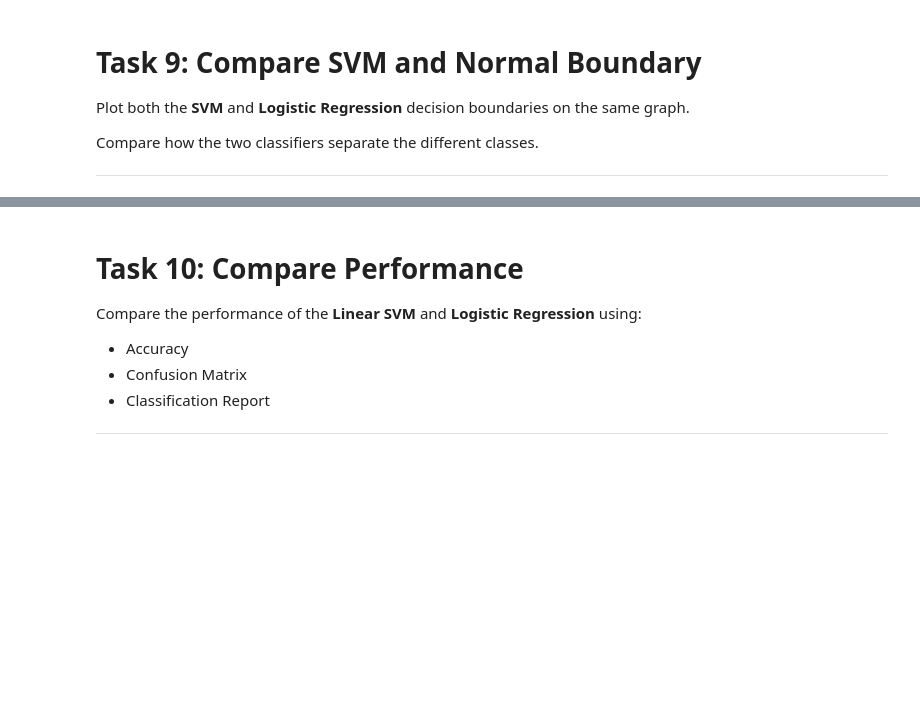
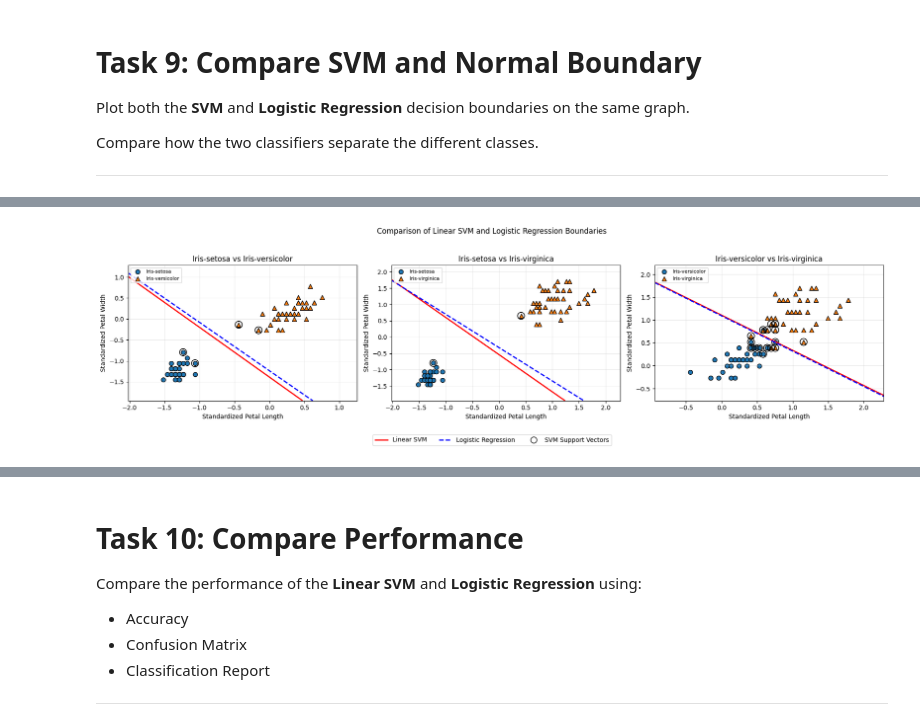
Before and after one commit to pranav-1205/CSL701-Roll_No_CS47_Machine-Learning-Lab, a Jupyter notebook: Experiments/Experiment_06_Support_Vector_Machine.ipynb, the cells around one changed output, grey strips where cells are left out. Cells and saved outputs as stored; diff of their text form; code cells hidden in the pictures; blank space fills up the shorter version.

Commit message:
Added Experiment 06 - Support Vector Machine

```diff
--- a/Experiments/Experiment_06_Support_Vector_Machine.ipynb
+++ b/Experiments/Experiment_06_Support_Vector_Machine.ipynb
@@ -558,0 +492,97 @@ Dashed lines = Logistic Regression boundaries
+# %%
+# Task 9: Compare SVM and Normal Boundary
+
+# For a clear 2-D comparison, plot pairwise linear boundaries for each
+# combination of Iris classes. This gives an interpretable view of the
+# separating hyperplanes for both Linear SVM and Logistic Regression.
+
+from itertools import combinations
+
+classes = np.unique(y2_train)
+class_pairs = list(combinations(classes, 2))
+
+fig, axes = plt.subplots(1, 3, figsize=(18, 5))
+
+for ax, (class_a, class_b) in zip(axes, class_pairs):
+    mask = y2_train.isin([class_a, class_b])
+
+    X_pair = X2_train_scaled[mask.to_numpy()]
+    y_pair = y2_train[mask].to_numpy()
+
+    # Binary labels: 0 for class_a and 1 for class_b
+    y_binary = (y_pair == class_b).astype(int)
+
+    pair_svm = SVC(kernel="linear", C=1.0)
+    pair_log = LogisticRegression(max_iter=1000, random_state=42)
+
+    pair_svm.fit(X_pair, y_binary)
+    pair_log.fit(X_pair, y_binary)
+
+    x_min, x_max = X_pair[:, 0].min() - 0.5, X_pair[:, 0].max() + 0.5
+    y_min, y_max = X_pair[:, 1].min() - 0.5, X_pair[:, 1].max() + 0.5
+
+    xx, yy = np.meshgrid(
+        np.linspace(x_min, x_max, 300),
+        np.linspace(y_min, y_max, 300)
+    )
+    grid = np.c_[xx.ravel(), yy.ravel()]
+
+    # Plot the two zero-level decision boundaries.
+    svm_score = pair_svm.decision_function(grid).reshape(xx.shape)
+    log_score = pair_log.decision_function(grid).reshape(xx.shape)
+
+    ax.contour(xx, yy, svm_score, levels=[0], colors="red",
+               linewidths=2, linestyles="-")
+    ax.contour(xx, yy, log_score, levels=[0], colors="blue",
+               linewidths=2, linestyles="--")
+
+    for cls, marker in zip([class_a, class_b], ["o", "^"]):
+        cls_mask = y_pair == cls
+        ax.scatter(
+            X_pair[cls_mask, 0],
+            X_pair[cls_mask, 1],
+            marker=marker,
+            s=50,
+            edgecolor="black",
+            label=cls
+        )
+
+    # Highlight SVM support vectors.
+    ax.scatter(
+        pair_svm.support_vectors_[:, 0],
+        pair_svm.support_vectors_[:, 1],
+        s=130,
+        facecolors="none",
+        edgecolors="black",
+        linewidths=1.2
+    )
+
+    ax.legend(handles=[h for h in ax.get_legend_handles_labels()[0]][:2],
+              labels=[class_a, class_b], loc="upper left", fontsize=8)
+    ax.set_title(f"{class_a} vs {class_b}")
+    ax.set_xlabel("Standardized Petal Length")
+    ax.set_ylabel("Standardized Petal Width")
+    ax.grid(alpha=0.25)
+
+# Matplotlib contour does not reliably display labels from `label=`,
+# so provide one shared legend using proxy lines.
+from matplotlib.lines import Line2D
+
+legend_items = [
+    Line2D([0], [0], color="red", linestyle="-", linewidth=2, label="Linear SVM"),
+    Line2D([0], [0], color="blue", linestyle="--", linewidth=2, label="Logistic Regression"),
+    Line2D([0], [0], marker="o", linestyle="None", markersize=10,
+           markerfacecolor="none", markeredgecolor="black", label="SVM Support Vectors")
+]
+
+fig.legend(handles=legend_items, loc="lower center", ncol=3,
+           bbox_to_anchor=(0.5, -0.02))
+fig.suptitle("Comparison of Linear SVM and Logistic Regression Boundaries")
+plt.tight_layout(rect=[0, 0.08, 1, 0.95])
+plt.show()
+
+print("Solid lines  = Linear SVM pairwise boundaries")
+print("Dashed lines = Logistic Regression pairwise boundaries")
+print("Open circles = Linear SVM support vectors")
+# %% [output]
+[figure, added]
```
Also changed, not shown: parts of 2 cells of this notebook.
